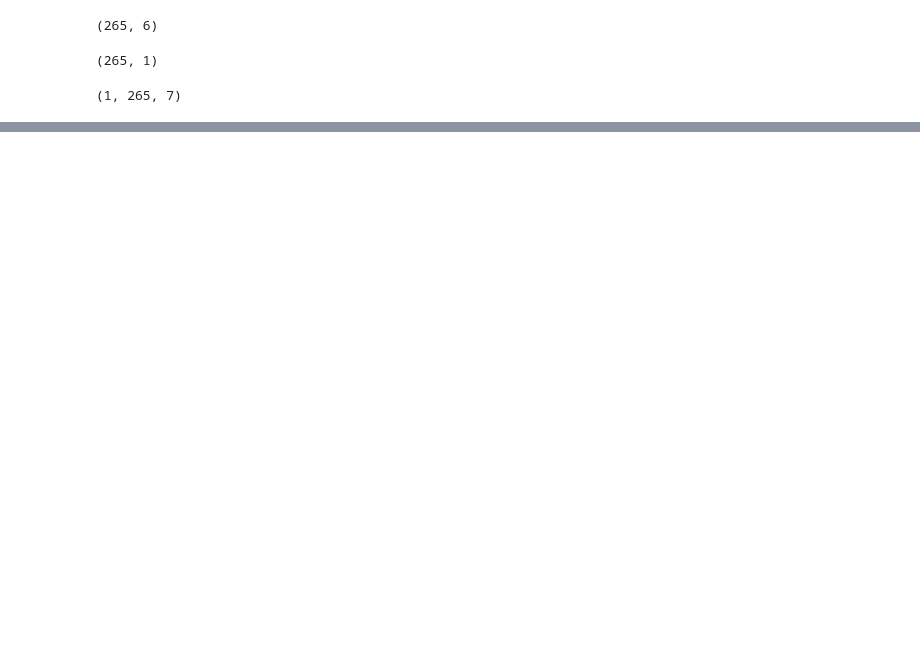
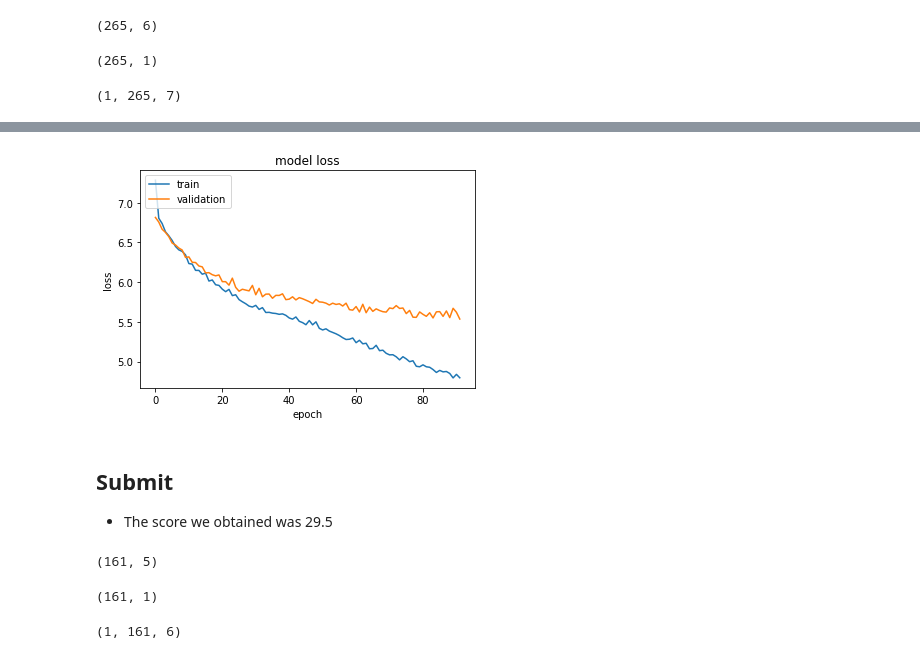
Before and after one commit to MLobo1997/DengAI, a Jupyter notebook: neural_networks.ipynb, the cells around one changed output, grey strips where cells are left out. Drawn from its saved outputs; the diff is of its cells as text; code cells hidden in the pictures; blank space fills up the shorter version.

```diff
--- a/neural_networks.ipynb
+++ b/neural_networks.ipynb
@@ -718,0 +681,4 @@ array([[ 0.        ,  0.        ,  0.        ,  0.        ,  0.        ,
+# %%
+from utils.OurTimeSequenceGenerator_2 import generate_time_sequence2
+x,y = generate_time_sequence2(X_iq, y_iq, window=156, previous_n=5)
+x.shape, y.shape
@@ -718,0 +690,5 @@ array([[ 0.        ,  0.        ,  0.        ,  0.        ,  0.        ,
+# %%
+%autoreload
+from utils.StratifiedRegressionSampling import stratified_regression_split
+X_iq_train_strat, y_iq_train_strat, X_iq_test_strat, y_iq_test_strat = stratified_regression_split(x, y, 50, train_size=0.5, mean=True)
+X_iq_train_strat.shape, y_iq_train_strat.shape, X_iq_test_strat.shape, y_iq_test_strat.shape
@@ -718,0 +701,17 @@ array([[ 0.        ,  0.        ,  0.        ,  0.        ,  0.        ,
+# %%
+from tensorflow.keras.models import Sequential
+from tensorflow.keras import layers
+from tensorflow.keras.optimizers import RMSprop
+
+early_stop = EarlyStopping(monitor='val_loss', min_delta=1e-1, patience=30, verbose=2, mode='min', restore_best_weights=True)
+
+model = Sequential()
+model.add(layers.LSTM(300, input_shape=(None, X_iq_train_strat.shape[2])))
+model.add(layers.Dense(250))
+model.add(layers.Dense(200))
+model.add(layers.Dense(n_iq, activation='relu'))
+
+model.compile(optimizer=RMSprop(), loss='mae')
+model.summary()
+history = model.fit(X_iq_train_strat, y_iq_train_strat, callbacks=[early_stop], batch_size=32, epochs=2000, validation_data=(X_iq_test_strat, y_iq_test_strat), verbose=1)
+model.save('iquitos_2.h5')
@@ -718,0 +735,24 @@ array([[ 0.        ,  0.        ,  0.        ,  0.        ,  0.        ,
+# %%
+%autoreload
+from utils.print_history_loss import print_history_loss
+print_history_loss(history)
+# %% [output]
+[figure, added]
+# %% [markdown]
+## Submit
+* The score we obtained was 29.5
+# %%
+X_test_iq_2 = np.concatenate([X_iq[-5:], X_test_iq], axis=0)
+X_test_iq_2.shape
+# %% [output]
+(161, 5)
+# %%
+ys_iq_2 = np.concatenate([y_iq[-5:].values, np.full(shape=[156], fill_value=-999)]).reshape(161,1)
+ys_iq_2.shape
+# %% [output]
+(161, 1)
+# %%
+X_test_iq_3 = np.concatenate([X_test_iq_2, ys_iq_2], axis=1).reshape(1, 161, 6)
+X_test_iq_3.shape
+# %% [output]
+(1, 161, 6)
```
Also changed, not shown: parts of 17 cells of this notebook.
